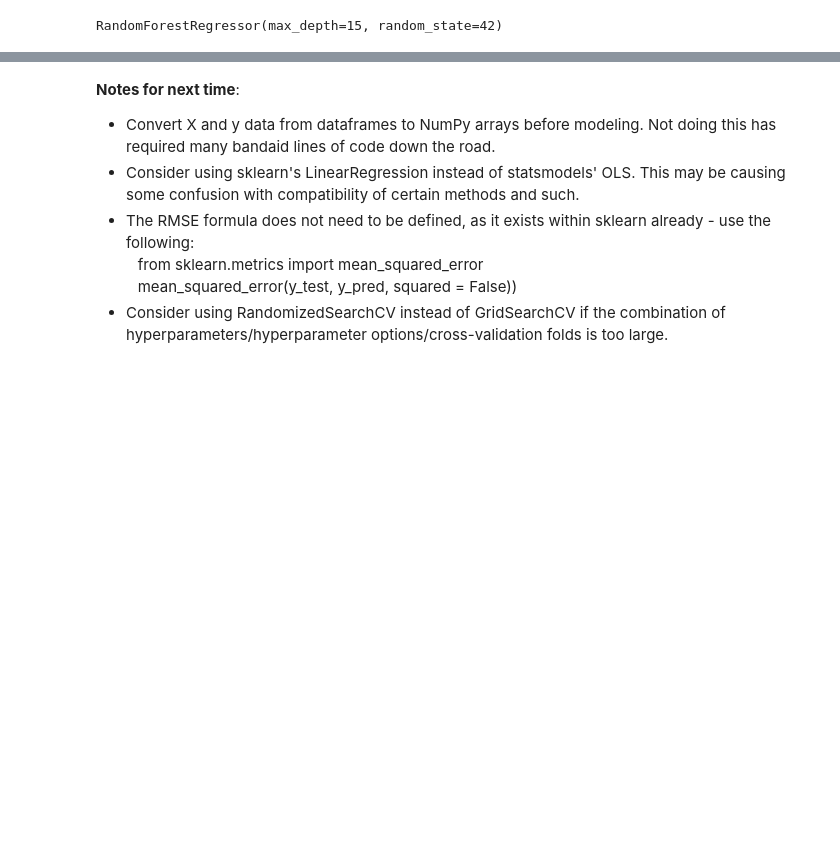
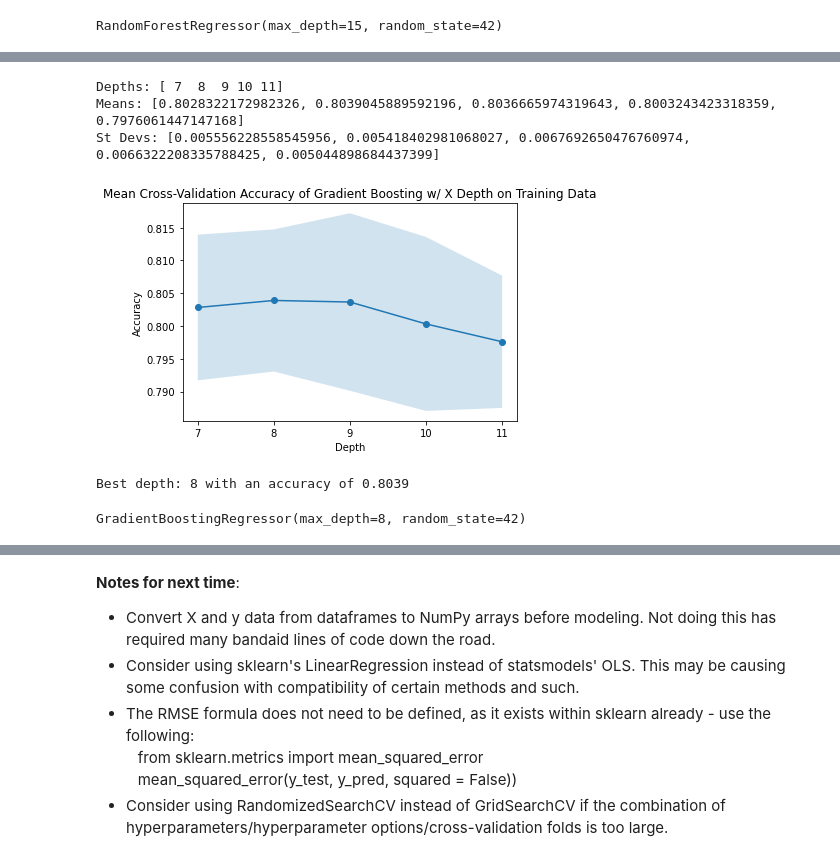
Before and after one commit to danielpickett369/Springboard-Capstone-2, a Jupyter notebook: Capstone 2, Step 5.ipynb, the cells around one changed output, grey strips where cells are left out. Cells and saved outputs as stored; diff of their text form; code cells hidden in the pictures; blank space fills up the shorter version.

```diff
--- a/Capstone 2, Step 5.ipynb
+++ b/Capstone 2, Step 5.ipynb
@@ -1337,0 +1496,53 @@ __Things to consider__:
+# %%
+neighborhood_num_gradboost = list(depths_neighborhood)[cv_scores_mean_neighborhood.index(max(cv_scores_mean_neighborhood))]
+
+depths_final = np.arange(neighborhood_num_gradboost - 2, neighborhood_num_gradboost + 3, 1)
+cv_scores_mean_final = []
+cv_scores_std_final = []
+
+for depth in depths_final:
+    gradboost = GradientBoostingRegressor(n_estimators = 100, loss = 'squared_error', max_depth = depth, random_state = 42)
+    cv_scores = []
+
+    for train_index, test_index in kfold.split(X_train):
+        X_train_cv, X_test_cv = X_train.iloc[train_index], X_train.iloc[test_index]
+        y_train_cv, y_test_cv = y_train.iloc[train_index], y_train.iloc[test_index]
+        gradboost_results = gradboost.fit(X_train_cv, np.ravel(y_train_cv))
+        gradboost_score = gradboost_results.score(X_test_cv, np.ravel(y_test_cv))
+        cv_scores.append(gradboost_score)
+
+    cv_scores_mean_final.append(np.mean(cv_scores))
+    cv_scores_std_final.append(np.std(cv_scores))
+
+print('Depths: ' + str(depths_final))
+print('Means: ' + str(cv_scores_mean_final))
+print('St Devs: ' + str(cv_scores_std_final))
+# %% [output]
+Depths: [ 7  8  9 10 11]
+Means: [0.8028322172982326, 0.8039045889592196, 0.8036665974319643, 0.8003243423318359, 0.7976061447147168]
+St Devs: [0.005556228558545956, 0.005418402981068027, 0.0067692650476760974, 0.0066322208335788425, 0.005044898684437399]
+# %%
+plt.plot(depths_final, cv_scores_mean_final, marker = 'o')
+plt.fill_between(depths_final, np.array(cv_scores_mean_final) - 2 * np.array(cv_scores_std_final), np.array(cv_scores_mean_final) + 2 * np.array(cv_scores_std_final), alpha = .2)
+plt.title('Mean Cross-Validation Accuracy of Gradient Boosting w/ X Depth on Training Data')
+plt.xlabel('Depth')
+plt.ylabel('Accuracy')
+plt.xticks(depths_final)
+plt.show()
+# %% [output]
+[figure, added]
+# %%
+best_depth = list(depths_final)[cv_scores_mean_final.index(max(cv_scores_mean_final))]
+best_accuracy = max(cv_scores_mean_final)
+
+print('Best depth: ' + str(best_depth)
++ ' with an accuracy of ' + str(round(best_accuracy, 4)))
+# %% [output]
+Best depth: 8 with an accuracy of 0.8039
+# %%
+# Build the algorithm.
+
+gradboost = GradientBoostingRegressor(n_estimators = 100, loss = 'squared_error', max_depth = best_depth, random_state = 42)
+gradboost.fit(X_train, np.ravel(y_train))
+# %% [output]
+GradientBoostingRegressor(max_depth=8, random_state=42)
```
Also changed, not shown: parts of 63 cells of this notebook.
